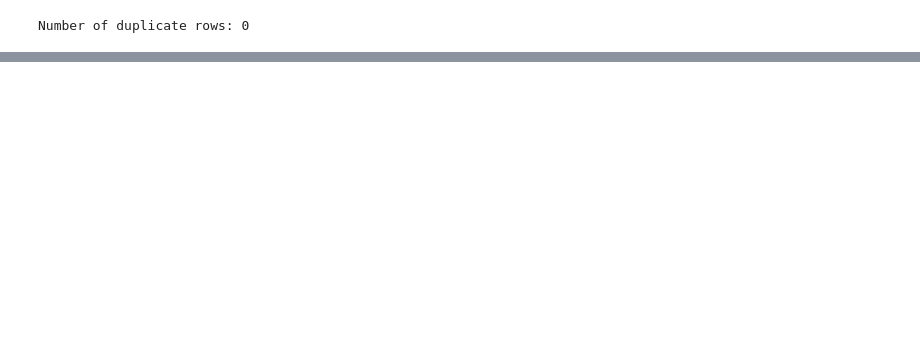
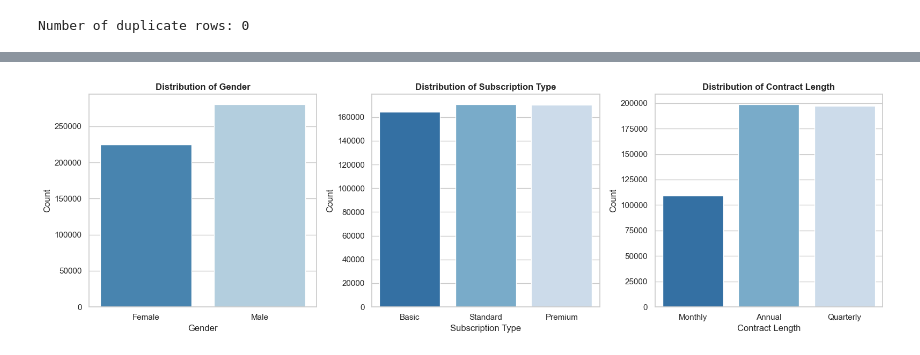
Before and after one commit to lemonmelonn/ODL_Labs, a Jupyter notebook: Assignment/dataexploration.ipynb, the cells around one changed output, grey strips where cells are left out. Cells and saved outputs as stored; diff of their text form; code cells hidden in the pictures; blank space fills up the shorter version.

```diff
--- a/Assignment/dataexploration.ipynb
+++ b/Assignment/dataexploration.ipynb
@@ -104,0 +113,24 @@ Name: count, dtype: int64
+# %%
+cat_cols = ['Gender', 'Subscription Type', 'Contract Length']
+
+fig, axes = plt.subplots(1, 3, figsize=(16, 5))
+
+for i, col in enumerate(cat_cols):
+    sns.countplot(
+        x=col,
+        data=df,
+        ax=axes[i],
+        palette='Blues_r',
+        hue=col,
+        legend=False,
+    )
+    axes[i].set_title(
+        f'Distribution of {col}', fontsize=12, fontweight='bold'
+    )
+    axes[i].set_xlabel(col)
+    axes[i].set_ylabel('Count')
+
+plt.tight_layout()
+plt.show()
+# %% [output]
+[figure, added]
```
Also changed, not shown: parts of 11 cells of this notebook, 1 other file.
